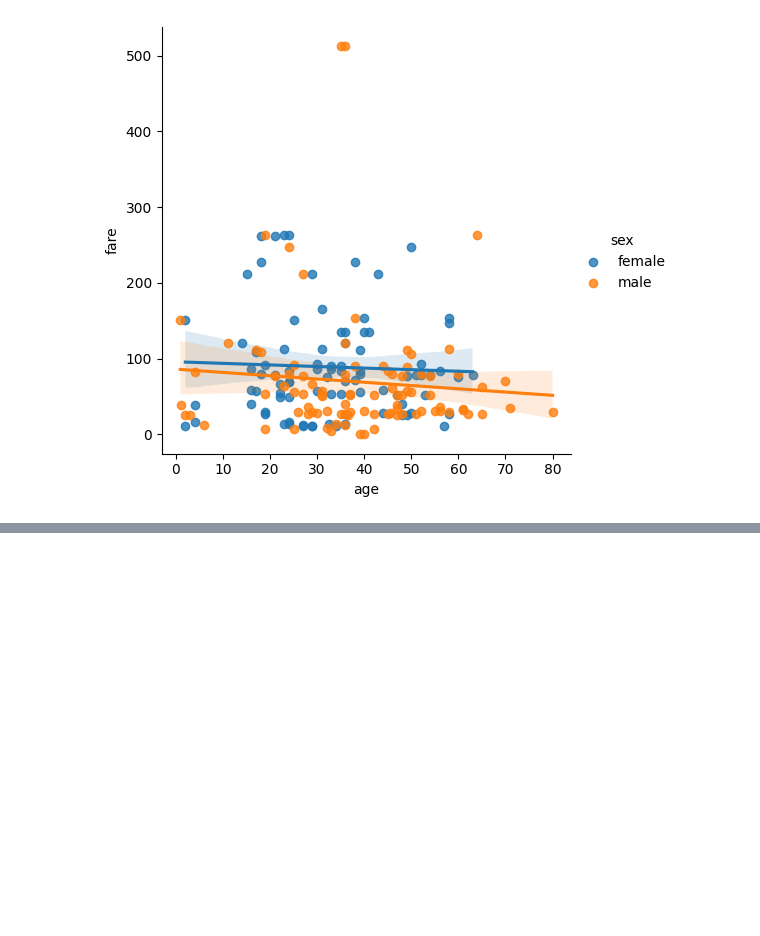
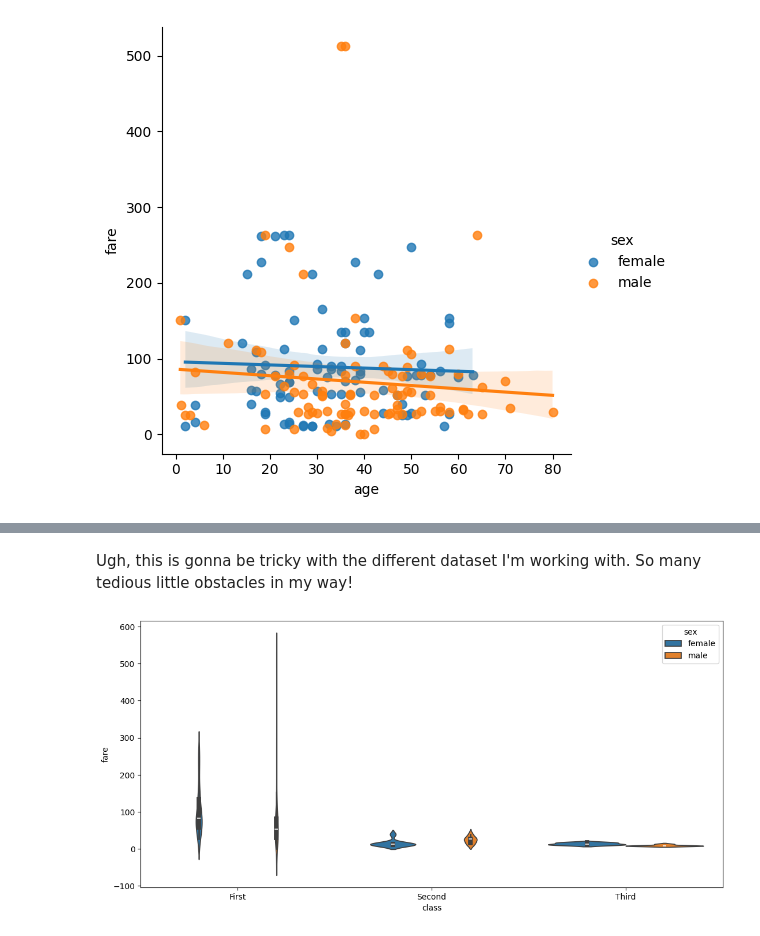
Before and after one commit to crdcamp/lin-reg-application, a Jupyter notebook: references/3_lin_reg_conf_intervals_se.ipynb, the cells around one changed output, grey strips where cells are left out. Cells and saved outputs as stored; diff of their text form; code cells hidden in the pictures; blank space fills up the shorter version.

```diff
--- a/references/3_lin_reg_conf_intervals_se.ipynb
+++ b/references/3_lin_reg_conf_intervals_se.ipynb
@@ -150,0 +195,6 @@ My version of Seaborn doesn't accept `hue` as an argument for `lmplot`. Moreover
+# %% [markdown]
+Ugh, this is gonna be tricky with the different dataset I'm working with. So many tedious little obstacles in my way!
+# %%
+sns.violinplot(x="class", hue="sex", y="fare", data=titanic);
+# %% [output]
+[figure, added]
```
Also changed, not shown: parts of 11 cells of this notebook.
